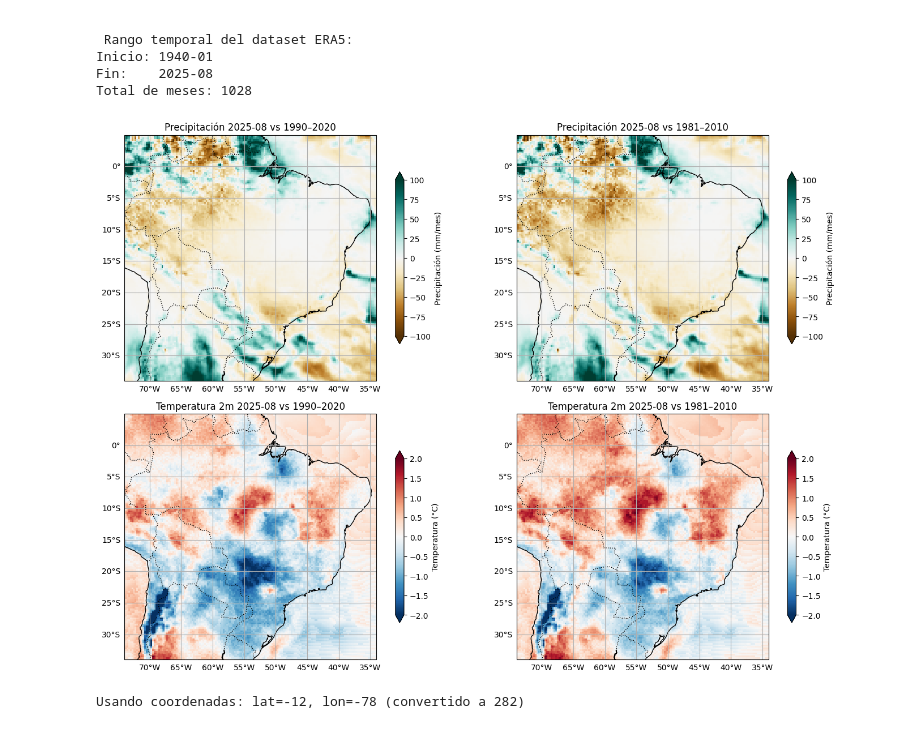
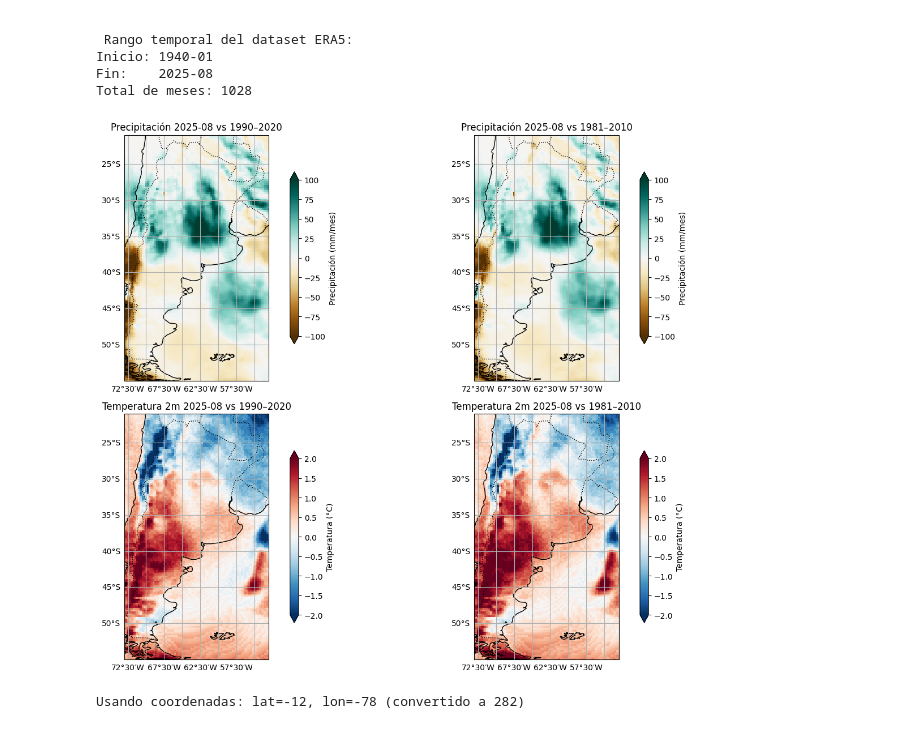
Before and after one commit to SMN-SENAMHI/MONITOREO, a Jupyter notebook: ERA5_SURFACE_MONTH.ipynb, the cells around one changed output. Cells and saved outputs as stored; diff of their text form; code cells hidden in the pictures.

```diff
--- a/ERA5_SURFACE_MONTH.ipynb
+++ b/ERA5_SURFACE_MONTH.ipynb
@@ -136,12 +139,12 @@ ds = xr.open_dataset(
 #lon_min, lon_max = 285, 293   # (-75 a -67)
 
 # Argentina
-#lat_min, lat_max = -55, -21
-#lon_min, lon_max = 287, 307   # (-73 a -53)
+lat_min, lat_max = -55, -21
+lon_min, lon_max = 287, 307   # (-73 a -53)
 
 # Brasil
-lat_min, lat_max = -34, 5
-lon_min, lon_max = 286, 326   # (-74 a -34)
+#lat_min, lat_max = -34, 5
+#lon_min, lon_max = 286, 326   # (-74 a -34)
 
 # ============================================
 # 6. Seleccionar variables
@@ -215,34 +218,34 @@ anom_tp_1990_2020.plot(
     cmap="BrBG", vmin=-100, vmax=100,
     cbar_kwargs={"label": "Precipitación (mm/mes)", "shrink": 0.7}
 )
 axes[0,0].set_title(f"Precipitación {fecha_analisis} vs 1990–2020")
 
 anom_tp_1981_2010.plot(
     ax=axes[0,1], transform=ccrs.PlateCarree(),
     cmap="BrBG", vmin=-100, vmax=100,
     cbar_kwargs={"label": "Precipitación (mm/mes)", "shrink": 0.7}
 )
 axes[0,1].set_title(f"Precipitación {fecha_analisis} vs 1981–2010")
 
 # Temperatura (RdBu_r, -2 a +2 °C)
 anom_t2m_1990_2020.plot(
     ax=axes[1,0], transform=ccrs.PlateCarree(),
     cmap="RdBu_r", vmin=-2, vmax=2,
     cbar_kwargs={"label": "Temperatura (°C)", "shrink": 0.7}
 )
 axes[1,0].set_title(f"Temperatura 2m {fecha_analisis} vs 1990–2020")
 
 anom_t2m_1981_2010.plot(
     ax=axes[1,1], transform=ccrs.PlateCarree(),
     cmap="RdBu_r", vmin=-2, vmax=2,
     cbar_kwargs={"label": "Temperatura (°C)", "shrink": 0.7}
 )
 axes[1,1].set_title(f"Temperatura 2m {fecha_analisis} vs 1981–2010")
 
 plt.tight_layout()
 plt.show()
 # %% [output]
-[figure, old version]
+[figure, new version]
 # %%
 # ============================================
 # Gráfico de precipitación mensual acumulada en un punto
```
Also changed, not shown: parts of 2 cells of this notebook.
